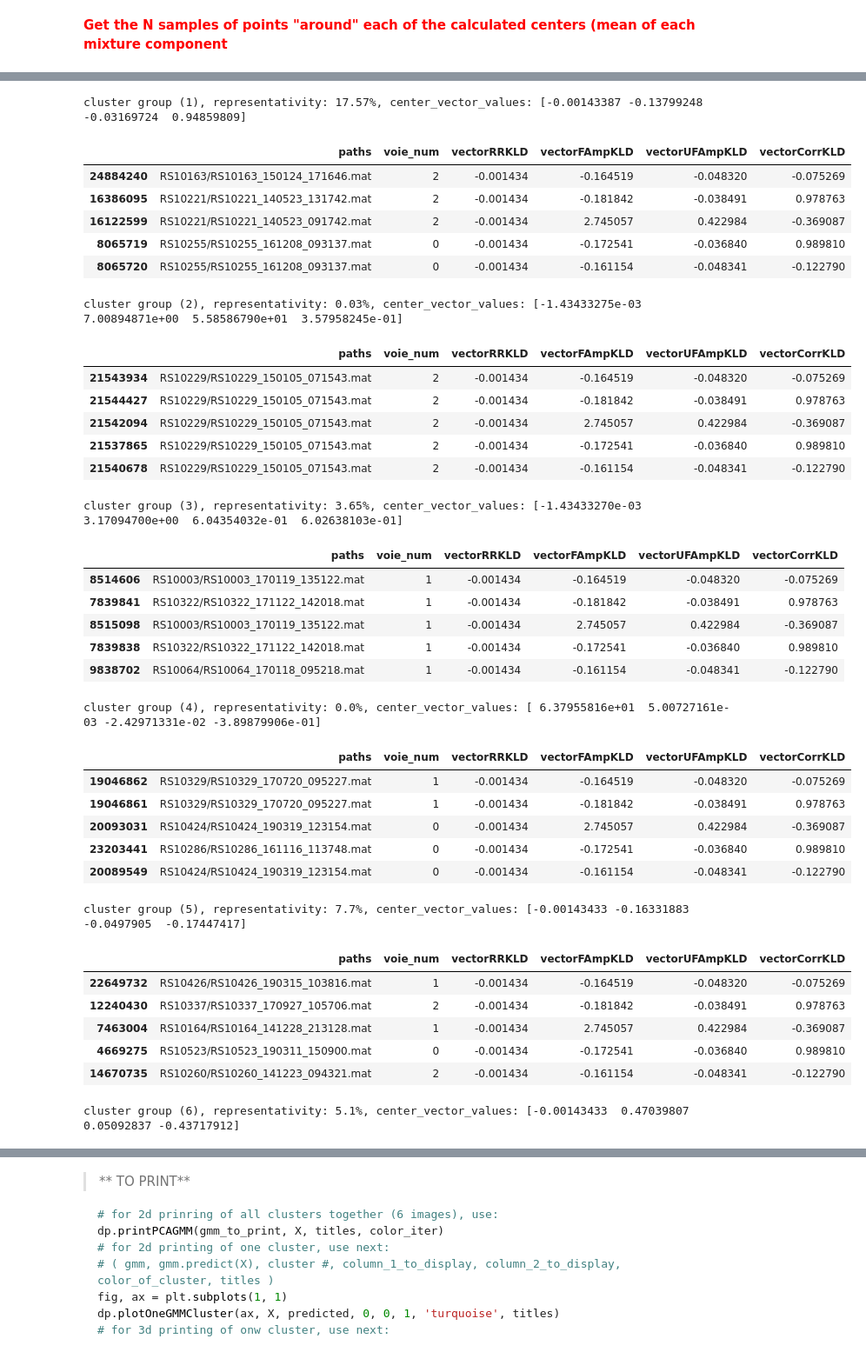
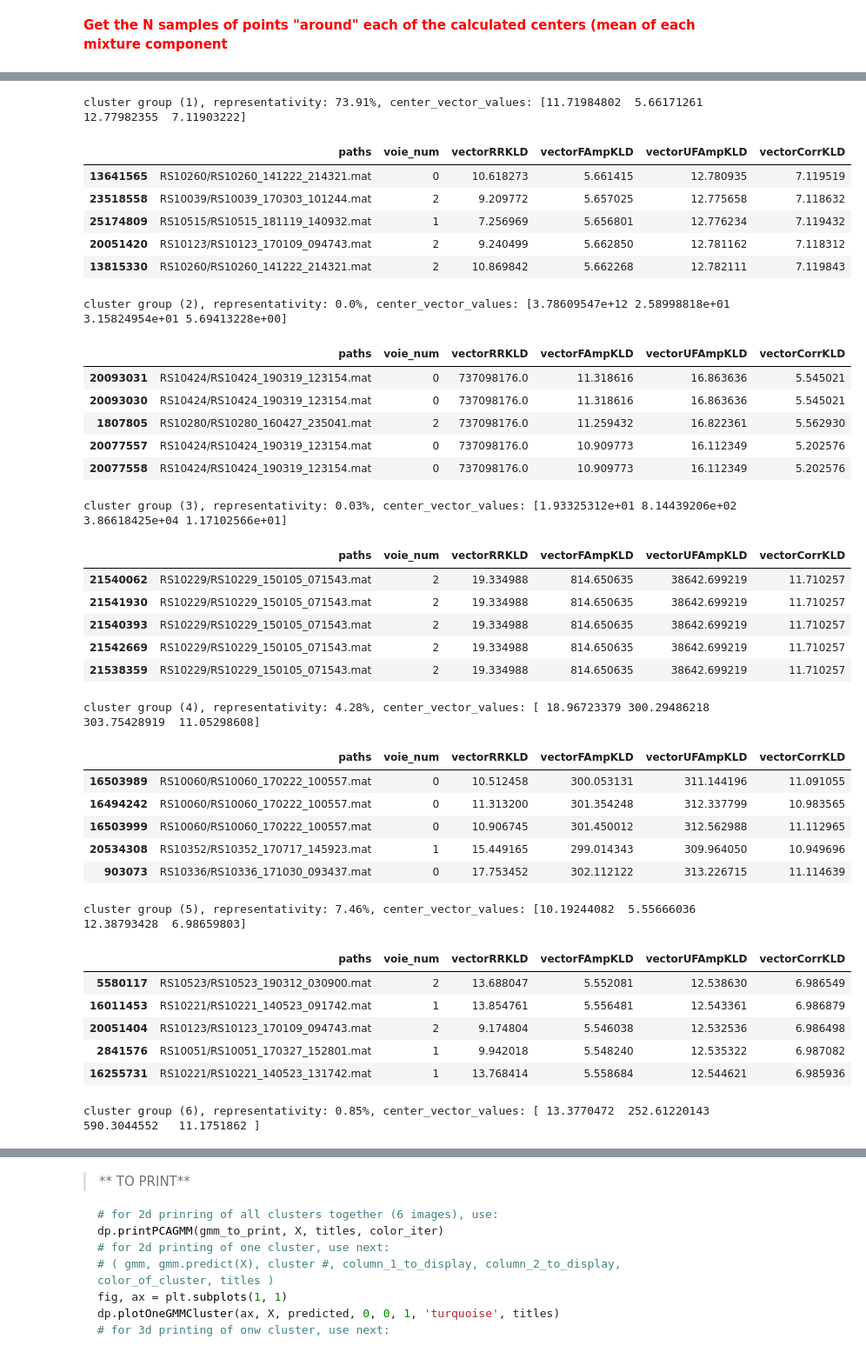
Before and after one commit to valeporti/stg_ete, a Jupyter notebook: all_in_one.ipynb, the cells around one changed output, grey strips where cells are left out. Shown at 87% size. Cells and saved outputs as stored; diff of their text form; code cells hidden in the pictures.

```diff
--- a/all_in_one.ipynb
+++ b/all_in_one.ipynb
@@ -38,6 +38,7 @@ color_iter = itertools.cycle(['navy', 'turquoise', 'cornflowerblue', 'darkorange
 titles = ['vectorRRKLD', 'vectorFAmpKLD', 'vectorUFAmpKLD', 'vectorCorrKLD']
 feat_dict = None
 df_ALL = None
+show_normalized_values = False
 # %% [markdown]
 > Grab all the patients directory that you need, and the specific features from the 34
 
@@ -94,8 +97,9 @@ df_ALL.head()
 
 > 0.16 for a 16Go RAM memory available computer, for running several models (like GMM but several times to get the best BIC score)
 # %%
-df_DIV, indexes = hp.getRandomRows(df_ALL, 0.5)
+df_DIV, indexes, ignored_df, ignored_indexes = hp.getRandomRows(df_ALL, 0.5)
 df_DIV, df_info = hp.cleanDF(df_DIV, ['paths', 'voie_num']) # divide DF between pure info and data
+ignored_df, ignored_df_info = hp.cleanDF(ignored_df, ['paths', 'voie_num'])
 # %% [markdown]
 ### Preprocessing
 # %%
@@ -106,6 +111,7 @@ df_DIV = cl.cleanData(df_DIV, 'mean') # impute non available data in the columns
 > Besides, in order to do a hard removal for the difficult "vectorUFAmpKLD" feature removal, choose v3=True for the runOutNormV2, else, if just wanted it to be handled with the meanshift appraoch, use v3=False
 # %%
 df_nout, Xnorm, std, indexes2 = cl.runOutNormV2(df_DIV, indexes, threshold=20, threshold_hard=0.01, v3=True)
+norm_arg = {'X_is_normalized': False, 'std': None} if show_normalized_values else { 'X_is_normalized':True, 'std': std }
 ## for PCA run this one
 #df_nout, Xnorm, Xpca, dfPca, titPca, pca, std, indexes2 = cl.runOutNormPCAV2(df_DIV, indexes, threshold=20, threshold_hard=0.01, cols_hard=[0,2])
 # %% [output]
@@ -176,6 +184,6 @@ desired_data
 # %%
 num_of_samples = 5
 for c, cluster_center in enumerate(gmm_to_print.means_):
-  print(f'cluster group ({c}), representativity: { round(repre_dict[c]["representativeness"] * 100, 2) }%, center_vector_values: {cluster_center}')
-  display(hp.getFromNearestInfo(cluster_center, X, num_of_samples, indexes2, df_info, titles))
+  print(f'cluster group ({c}), representativity: { round(repre_dict[c]["representativeness"] * 100, 2) }%, center_vector_values: {cl.getValuesBeforeNormalization(cluster_center, std) if not show_normalized_values else cluster_center}')
+  display(hp.getFromNearestInfo(cluster_center, X, num_of_samples, indexes2, df_info, titles, **norm_arg))
 # %% [output]
@@ -189,37 +197,37 @@ cluster group (0), representativity: 65.95%, center_vector_values: [-0.00143433
-cluster group (1), representativity: 17.57%, center_vector_values: [-0.00143387 -0.13799248 -0.03169724  0.94859809]
+cluster group (1), representativity: 73.91%, center_vector_values: [11.71984802  5.66171261 12.77982355  7.11903222]
 |  | paths | voie_num | vectorRRKLD | vectorFAmpKLD | vectorUFAmpKLD | vectorCorrKLD |
-| 24884240 | RS10163/RS10163_150124_171646.mat | 2 | -0.001434 | -0.164519 | -0.048320 | -0.075269 |
-| 16386095 | RS10221/RS10221_140523_131742.mat | 2 | -0.001434 | -0.181842 | -0.038491 | 0.978763 |
-| 16122599 | RS10221/RS10221_140523_091742.mat | 2 | -0.001434 | 2.745057 | 0.422984 | -0.369087 |
-| 8065719 | RS10255/RS10255_161208_093137.mat | 0 | -0.001434 | -0.172541 | -0.036840 | 0.989810 |
-| 8065720 | RS10255/RS10255_161208_093137.mat | 0 | -0.001434 | -0.161154 | -0.048341 | -0.122790 |
+| 13641565 | RS10260/RS10260_141222_214321.mat | 0 | 10.618273 | 5.661415 | 12.780935 | 7.119519 |
+| 23518558 | RS10039/RS10039_170303_101244.mat | 2 | 9.209772 | 5.657025 | 12.775658 | 7.118632 |
+| 25174809 | RS10515/RS10515_181119_140932.mat | 1 | 7.256969 | 5.656801 | 12.776234 | 7.119432 |
+| 20051420 | RS10123/RS10123_170109_094743.mat | 2 | 9.240499 | 5.662850 | 12.781162 | 7.118312 |
+| 13815330 | RS10260/RS10260_141222_214321.mat | 2 | 10.869842 | 5.662268 | 12.782111 | 7.119843 |
-cluster group (2), representativity: 0.03%, center_vector_values: [-1.43433275e-03  7.00894871e+00  5.58586790e+01  3.57958245e-01]
+cluster group (2), representativity: 0.0%, center_vector_values: [3.78609547e+12 2.58998818e+01 3.15824954e+01 5.69413228e+00]
 |  | paths | voie_num | vectorRRKLD | vectorFAmpKLD | vectorUFAmpKLD | vectorCorrKLD |
-| 21543934 | RS10229/RS10229_150105_071543.mat | 2 | -0.001434 | -0.164519 | -0.048320 | -0.075269 |
-| 21544427 | RS10229/RS10229_150105_071543.mat | 2 | -0.001434 | -0.181842 | -0.038491 | 0.978763 |
-| 21542094 | RS10229/RS10229_150105_071543.mat | 2 | -0.001434 | 2.745057 | 0.422984 | -0.369087 |
-| 21537865 | RS10229/RS10229_150105_071543.mat | 2 | -0.001434 | -0.172541 | -0.036840 | 0.989810 |
-| 21540678 | RS10229/RS10229_150105_071543.mat | 2 | -0.001434 | -0.161154 | -0.048341 | -0.122790 |
+| 20093031 | RS10424/RS10424_190319_123154.mat | 0 | 737098176.0 | 11.318616 | 16.863636 | 5.545021 |
+| 20093030 | RS10424/RS10424_190319_123154.mat | 0 | 737098176.0 | 11.318616 | 16.863636 | 5.545021 |
+| 1807805 | RS10280/RS10280_160427_235041.mat | 2 | 737098176.0 | 11.259432 | 16.822361 | 5.562930 |
+| 20077557 | RS10424/RS10424_190319_123154.mat | 0 | 737098176.0 | 10.909773 | 16.112349 | 5.202576 |
+| 20077558 | RS10424/RS10424_190319_123154.mat | 0 | 737098176.0 | 10.909773 | 16.112349 | 5.202576 |
-cluster group (3), representativity: 3.65%, center_vector_values: [-1.43433270e-03  3.17094700e+00  6.04354032e-01  6.02638103e-01]
+cluster group (3), representativity: 0.03%, center_vector_values: [1.93325312e+01 8.14439206e+02 3.86618425e+04 1.17102566e+01]
 |  | paths | voie_num | vectorRRKLD | vectorFAmpKLD | vectorUFAmpKLD | vectorCorrKLD |
-| 8514606 | RS10003/RS10003_170119_135122.mat | 1 | -0.001434 | -0.164519 | -0.048320 | -0.075269 |
-| 7839841 | RS10322/RS10322_171122_142018.mat | 1 | -0.001434 | -0.181842 | -0.038491 | 0.978763 |
-| 8515098 | RS10003/RS10003_170119_135122.mat | 1 | -0.001434 | 2.745057 | 0.422984 | -0.369087 |
-| 7839838 | RS10322/RS10322_171122_142018.mat | 1 | -0.001434 | -0.172541 | -0.036840 | 0.989810 |
-| 9838702 | RS10064/RS10064_170118_095218.mat | 1 | -0.001434 | -0.161154 | -0.048341 | -0.122790 |
+| 21540062 | RS10229/RS10229_150105_071543.mat | 2 | 19.334988 | 814.650635 | 38642.699219 | 11.710257 |
+| 21541930 | RS10229/RS10229_150105_071543.mat | 2 | 19.334988 | 814.650635 | 38642.699219 | 11.710257 |
+| 21540393 | RS10229/RS10229_150105_071543.mat | 2 | 19.334988 | 814.650635 | 38642.699219 | 11.710257 |
+| 21542669 | RS10229/RS10229_150105_071543.mat | 2 | 19.334988 | 814.650635 | 38642.699219 | 11.710257 |
+| 21538359 | RS10229/RS10229_150105_071543.mat | 2 | 19.334988 | 814.650635 | 38642.699219 | 11.710257 |
-cluster group (4), representativity: 0.0%, center_vector_values: [ 6.37955816e+01  5.00727161e-03 -2.42971331e-02 -3.89879906e-01]
+cluster group (4), representativity: 4.28%, center_vector_values: [ 18.96723379 300.29486218 303.75428919  11.05298608]
 |  | paths | voie_num | vectorRRKLD | vectorFAmpKLD | vectorUFAmpKLD | vectorCorrKLD |
-| 19046862 | RS10329/RS10329_170720_095227.mat | 1 | -0.001434 | -0.164519 | -0.048320 | -0.075269 |
-| 19046861 | RS10329/RS10329_170720_095227.mat | 1 | -0.001434 | -0.181842 | -0.038491 | 0.978763 |
-| 20093031 | RS10424/RS10424_190319_123154.mat | 0 | -0.001434 | 2.745057 | 0.422984 | -0.369087 |
-| 23203441 | RS10286/RS10286_161116_113748.mat | 0 | -0.001434 | -0.172541 | -0.036840 | 0.989810 |
-| 20089549 | RS10424/RS10424_190319_123154.mat | 0 | -0.001434 | -0.161154 | -0.048341 | -0.122790 |
+| 16503989 | RS10060/RS10060_170222_100557.mat | 0 | 10.512458 | 300.053131 | 311.144196 | 11.091055 |
+| 16494242 | RS10060/RS10060_170222_100557.mat | 0 | 11.313200 | 301.354248 | 312.337799 | 10.983565 |
+| 16503999 | RS10060/RS10060_170222_100557.mat | 0 | 10.906745 | 301.450012 | 312.562988 | 11.112965 |
+| 20534308 | RS10352/RS10352_170717_145923.mat | 1 | 15.449165 | 299.014343 | 309.964050 | 10.949696 |
+| 903073 | RS10336/RS10336_171030_093437.mat | 0 | 17.753452 | 302.112122 | 313.226715 | 11.114639 |
-cluster group (5), representativity: 7.7%, center_vector_values: [-0.00143433 -0.16331883 -0.0497905  -0.17447417]
+cluster group (5), representativity: 7.46%, center_vector_values: [10.19244082  5.55666036 12.38793428  6.98659803]
 |  | paths | voie_num | vectorRRKLD | vectorFAmpKLD | vectorUFAmpKLD | vectorCorrKLD |
-| 22649732 | RS10426/RS10426_190315_103816.mat | 1 | -0.001434 | -0.164519 | -0.048320 | -0.075269 |
-| 12240430 | RS10337/RS10337_170927_105706.mat | 2 | -0.001434 | -0.181842 | -0.038491 | 0.978763 |
-| 7463004 | RS10164/RS10164_141228_213128.mat | 1 | -0.001434 | 2.745057 | 0.422984 | -0.369087 |
-| 4669275 | RS10523/RS10523_190311_150900.mat | 0 | -0.001434 | -0.172541 | -0.036840 | 0.989810 |
-| 14670735 | RS10260/RS10260_141223_094321.mat | 2 | -0.001434 | -0.161154 | -0.048341 | -0.122790 |
+| 5580117 | RS10523/RS10523_190312_030900.mat | 2 | 13.688047 | 5.552081 | 12.538630 | 6.986549 |
+| 16011453 | RS10221/RS10221_140523_091742.mat | 1 | 13.854761 | 5.556481 | 12.543361 | 6.986879 |
+| 20051404 | RS10123/RS10123_170109_094743.mat | 2 | 9.174804 | 5.546038 | 12.532536 | 6.986498 |
+| 2841576 | RS10051/RS10051_170327_152801.mat | 1 | 9.942018 | 5.548240 | 12.535322 | 6.987082 |
+| 16255731 | RS10221/RS10221_140523_131742.mat | 1 | 13.768414 | 5.558684 | 12.544621 | 6.985936 |
-cluster group (6), representativity: 5.1%, center_vector_values: [-0.00143433  0.47039807  0.05092837 -0.43717912]
+cluster group (6), representativity: 0.85%, center_vector_values: [ 13.3770472  252.61220143 590.3044552   11.1751862 ]
 |  | paths | voie_num | vectorRRKLD | vectorFAmpKLD | vectorUFAmpKLD | vectorCorrKLD |
```
Also changed, not shown: parts of 14 cells of this notebook, 3 other files.
